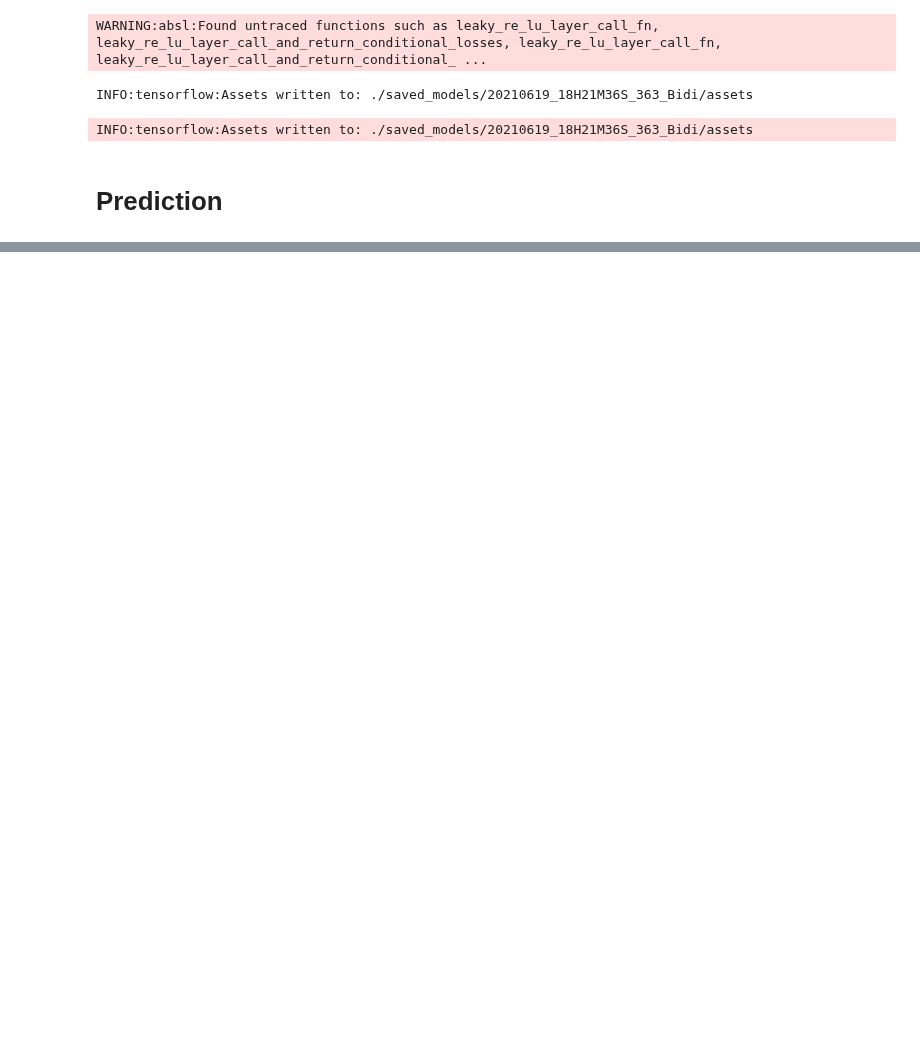
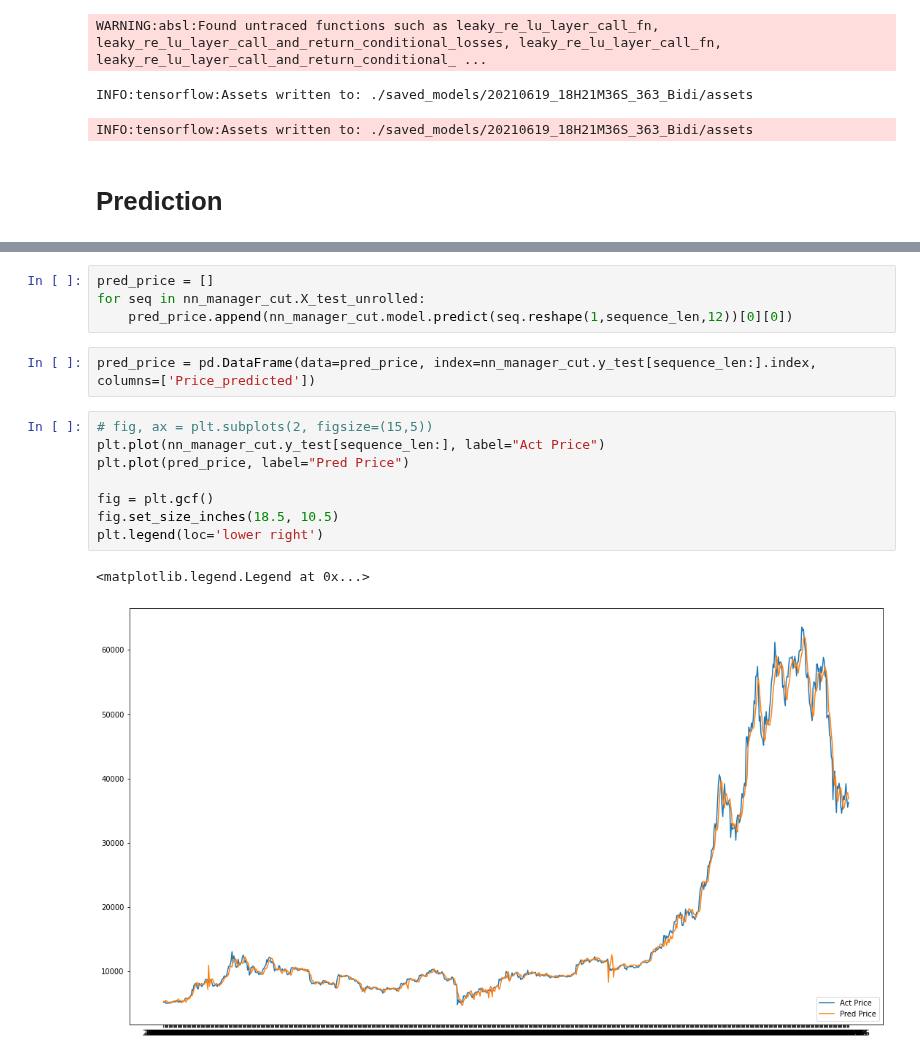
Before and after one commit to serg-razum-off/DFP-Numeric-2, a Jupyter notebook: train/btc_nn_playground.ipynb, the cells around one changed output, grey strips where cells are left out. Cells and saved outputs as stored; diff of their text form; blank space fills up the shorter version.

Commit message:
SR: prediction chart created

```diff
--- a/train/btc_nn_playground.ipynb
+++ b/train/btc_nn_playground.ipynb
@@ -329,0 +379,17 @@ INFO:tensorflow:Assets written to: ./saved_models/20210619_18H21M36S_363_Bidi/as
+# %%
+pred_price = []
+for seq in nn_manager_cut.X_test_unrolled:
+    pred_price.append(nn_manager_cut.model.predict(seq.reshape(1,sequence_len,12))[0][0])
+# %%
+pred_price = pd.DataFrame(data=pred_price, index=nn_manager_cut.y_test[sequence_len:].index, columns=['Price_predicted'])
+# %%
+# fig, ax = plt.subplots(2, figsize=(15,5))
+plt.plot(nn_manager_cut.y_test[sequence_len:], label="Act Price")
+plt.plot(pred_price, label="Pred Price")
+
+fig = plt.gcf()
+fig.set_size_inches(18.5, 10.5)
+plt.legend(loc='lower right')
+# %% [output]
+<matplotlib.legend.Legend at 0x...>
+[figure, added]
```
Also changed, not shown: parts of 9 cells of this notebook.
